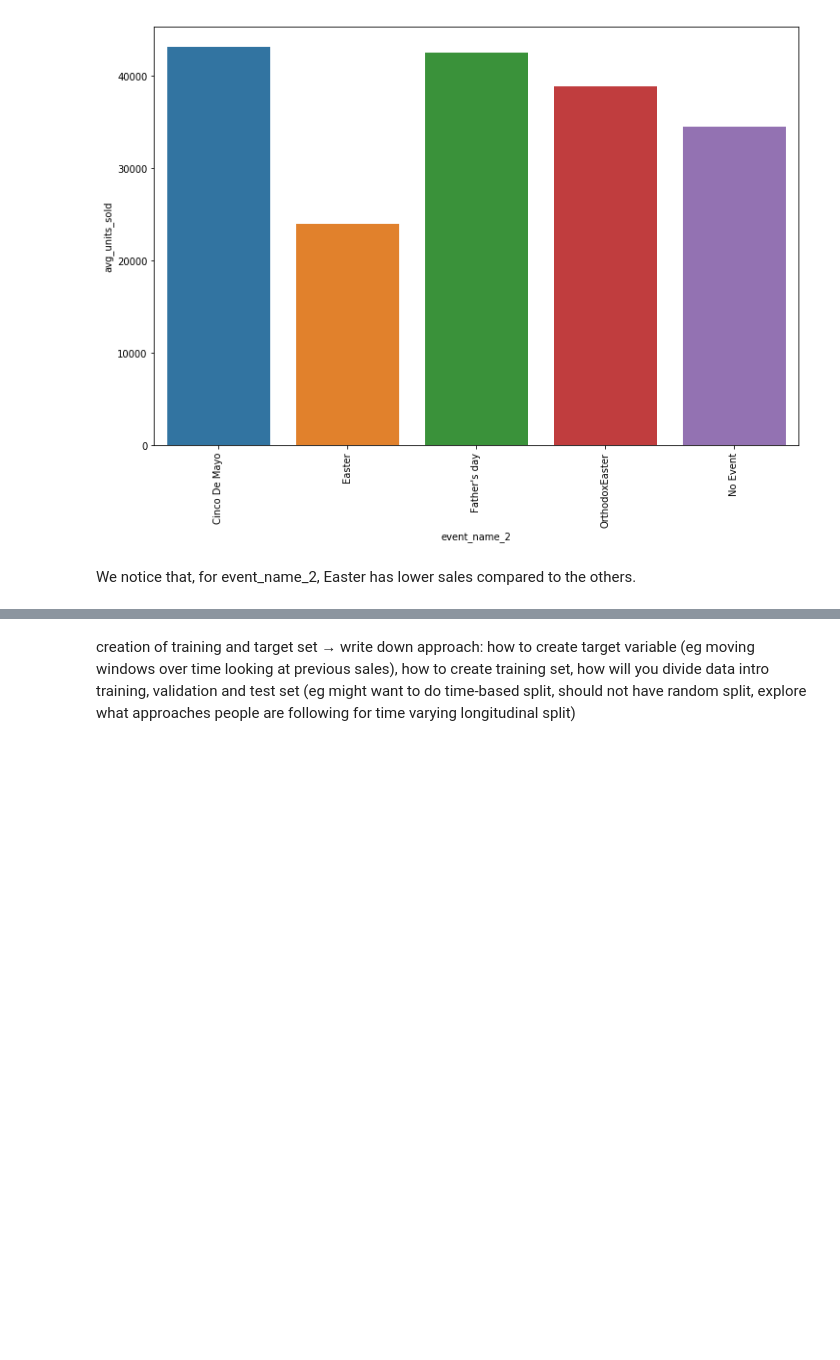
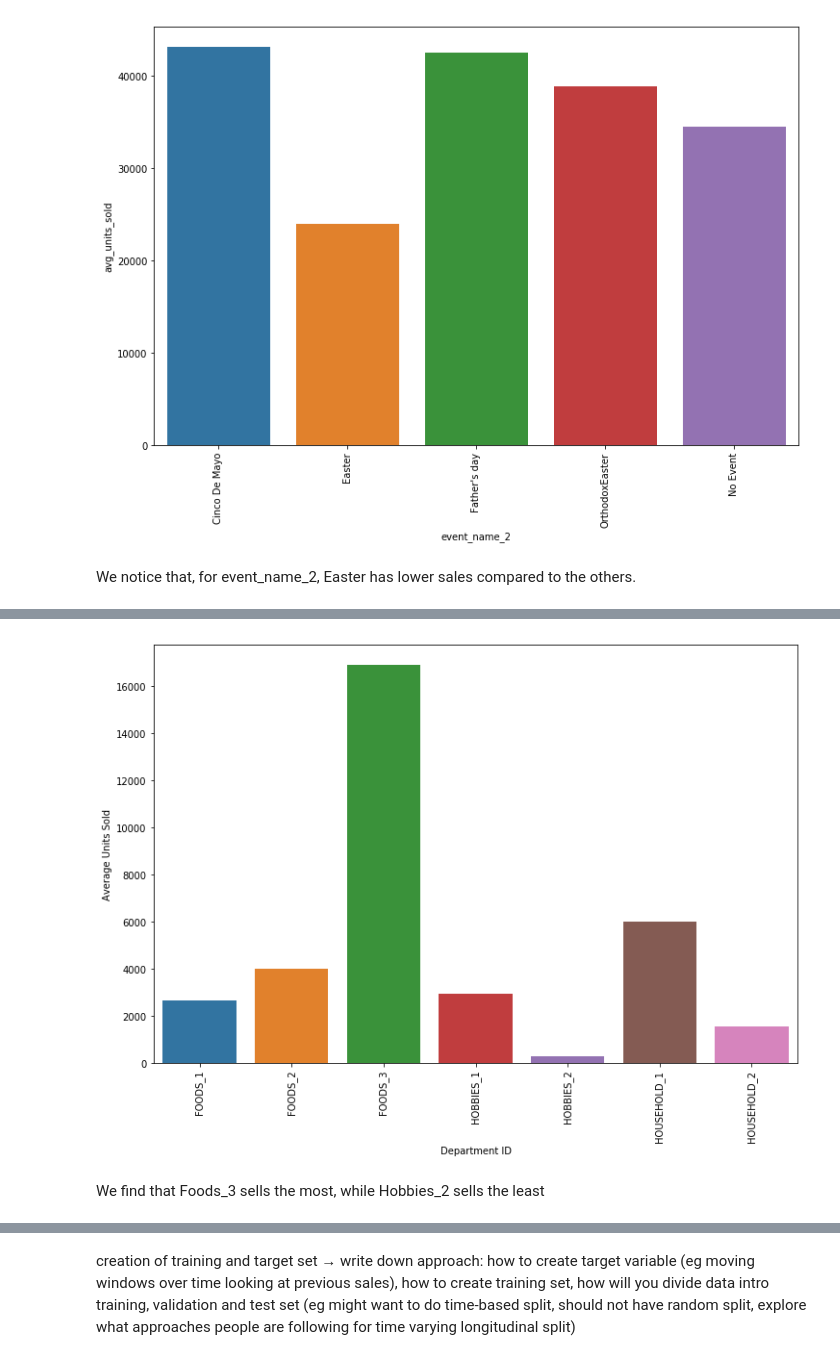
Before and after one commit to atabas/M5-Forecasting-Accuracy, a Jupyter notebook: 1-EDA.ipynb, the cells around one changed output, grey strips where cells are left out. Cells and saved outputs as stored; diff of their text form; code cells hidden in the pictures; blank space fills up the shorter version.

Commit message:
Add some more visuals

```diff
--- a/1-EDA.ipynb
+++ b/1-EDA.ipynb
@@ -635,0 +606,10 @@ We notice that, for event_name_2, Easter has lower sales compared to the others.
+# %%
+# avg daily units sold per dept
+avg_dept_sales_days = df[['dept_id', 'day_number', 'units_sold']] \
+                            .groupby('dept_id') \
+                            .apply(lambda x: x['units_sold'].sum() / x['day_number'].nunique()).reset_index()
+
+# rename columns
+avg_dept_sales_days.columns = ['dept_id', 'avg_units_sold']
+
+avg_dept_sales_days
@@ -635,0 +625,10 @@ We notice that, for event_name_2, Easter has lower sales compared to the others.
+# %%
+figure = plt.figure(figsize=(12,8))
+ax = sns.barplot(x="dept_id", y="avg_units_sold", data=avg_dept_sales_days)
+ax.set(xlabel="Department ID", ylabel = "Average Units Sold")
+for item in ax.get_xticklabels():
+    item.set_rotation(90)
+# %% [output]
+[figure, added]
+# %% [markdown]
+We find that Foods_3 sells the most, while Hobbies_2 sells the least
```
Also changed, not shown: parts of 34 cells of this notebook.
